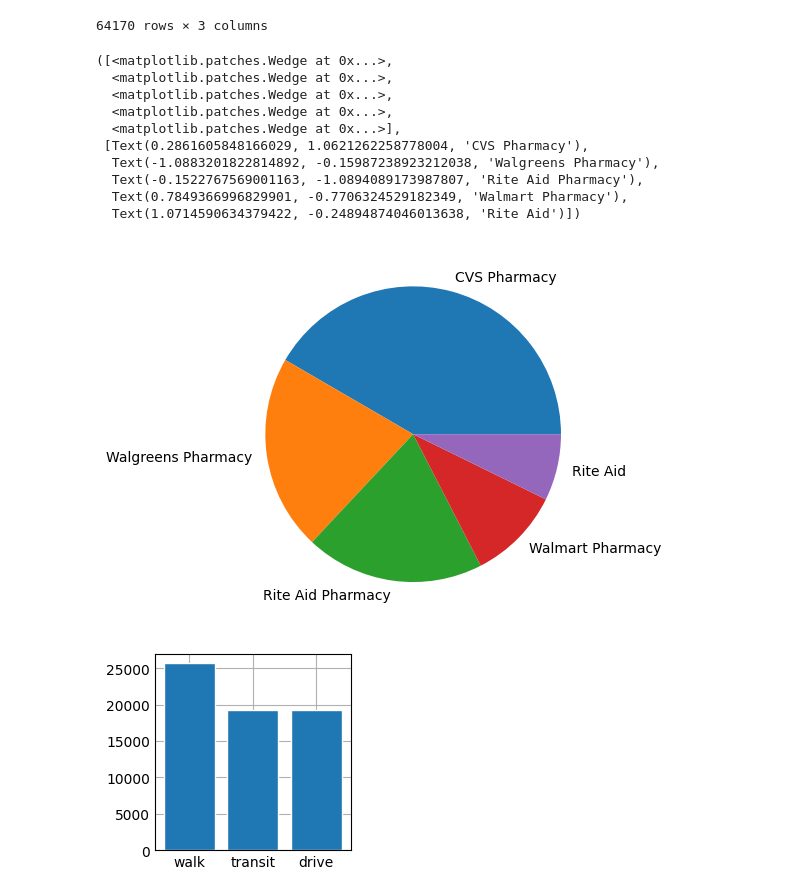
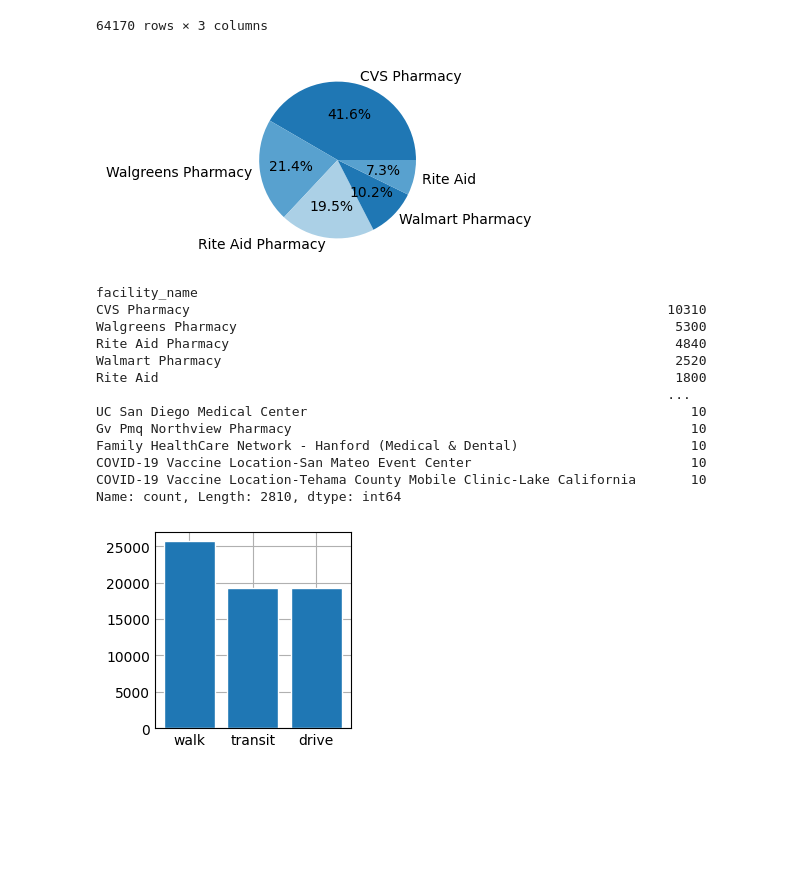
Before and after one commit to VicenteLizana/Solemne1, a Jupyter notebook: Prueba1.ipynb, the cells around one changed output. Cells and saved outputs as stored; diff of their text form; code cells hidden in the pictures; blank space fills up the shorter version.

Commit message:
Avance imagenes y graficos

```diff
--- a/Prueba1.ipynb
+++ b/Prueba1.ipynb
@@ -196,34 +196,38 @@ Datocal
 # %%
 #
 #
 #
 
 facility_counts = Datocal["facility_name"].value_counts()
 
 facility_counts_df = pd.DataFrame(facility_counts, columns=["count"])
 
 facility_counts_df = facility_counts_df.reset_index()
 facility_counts_df.columns = ["facility_name", "count"]
 
 # Data
 labels = facility_counts_df["facility_name"][:5]
 value = facility_counts_df["count"][:5]
 # Pie chart
 fig, ax = plt.subplots()
-ax.pie(value, labels = labels)
-#plt.show()
+ax.pie(value, labels = labels, autopct = '%1.1f%%')
+plt.show()
+print(facility_counts)
 # %% [output]
+[figure, new version]
-([<matplotlib.patches.Wedge at 0x...>,
-  <matplotlib.patches.Wedge at 0x...>,
-  <matplotlib.patches.Wedge at 0x...>,
-  <matplotlib.patches.Wedge at 0x...>,
-  <matplotlib.patches.Wedge at 0x...>],
- [Text(0.2861605848166029, 1.0621262258778004, 'CVS Pharmacy'),
-  Text(-1.0883201822814892, -0.15987238923212038, 'Walgreens Pharmacy'),
-  Text(-0.1522767569001163, -1.0894089173987807, 'Rite Aid Pharmacy'),
-  Text(0.7849366996829901, -0.7706324529182349, 'Walmart Pharmacy'),
-  Text(1.0714590634379422, -0.24894874046013638, 'Rite Aid')])
+facility_name
+CVS Pharmacy                                                             10310
+Walgreens Pharmacy                                                        5300
+Rite Aid Pharmacy                                                         4840
+Walmart Pharmacy                                                          2520
+Rite Aid                                                                  1800
+                                                                         ...
+UC San Diego Medical Center                                                 10
+Gv Pmq Northview Pharmacy                                                   10
+Family HealthCare Network - Hanford (Medical & Dental)                      10
+COVID-19 Vaccine Location-San Mateo Event Center                            10
+COVID-19 Vaccine Location-Tehama County Mobile Clinic-Lake California       10
+Name: count, Length: 2810, dtype: int64
-[figure, old version]
 # %%
 mode_counts_cal = Datocal["mode_of_transportation"].value_counts()
 
```
Also changed, not shown: parts of 4 cells of this notebook, 4 other files.
